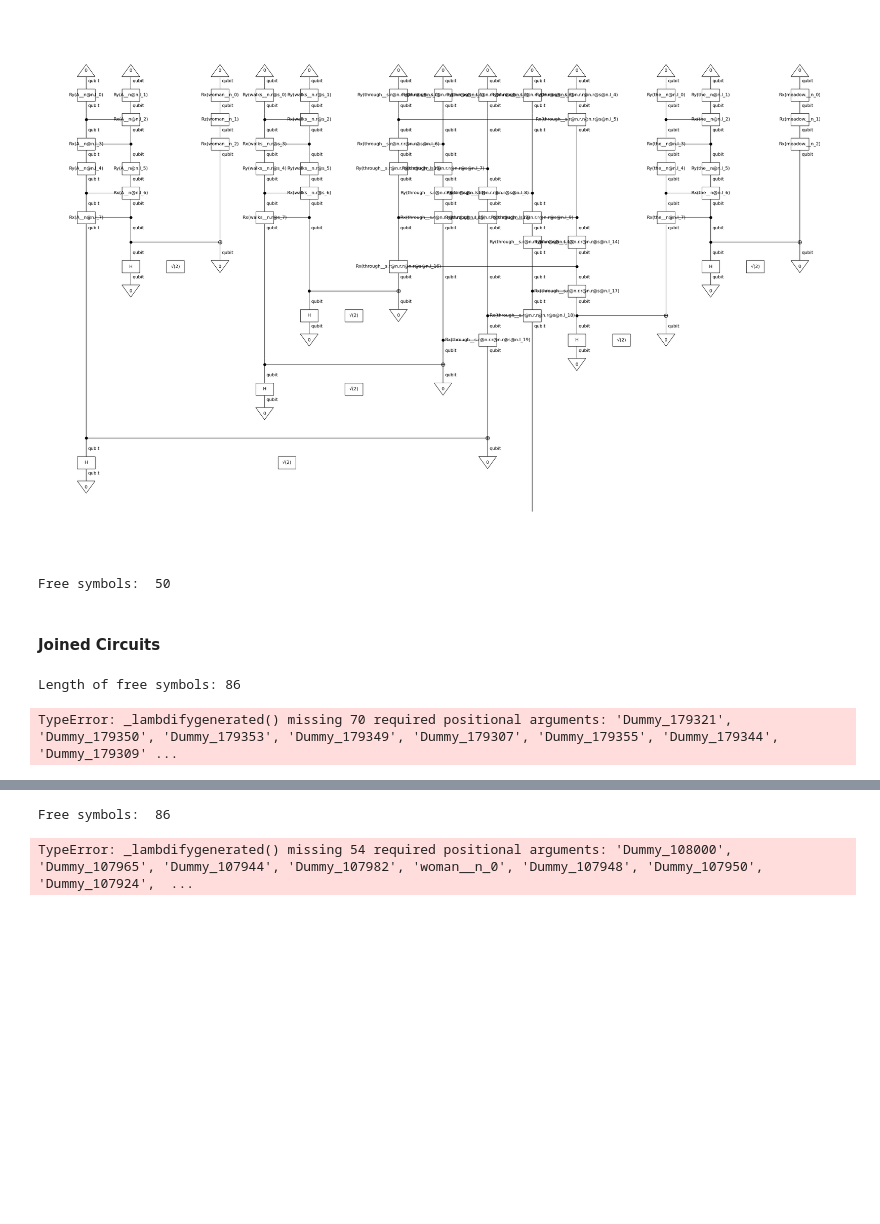
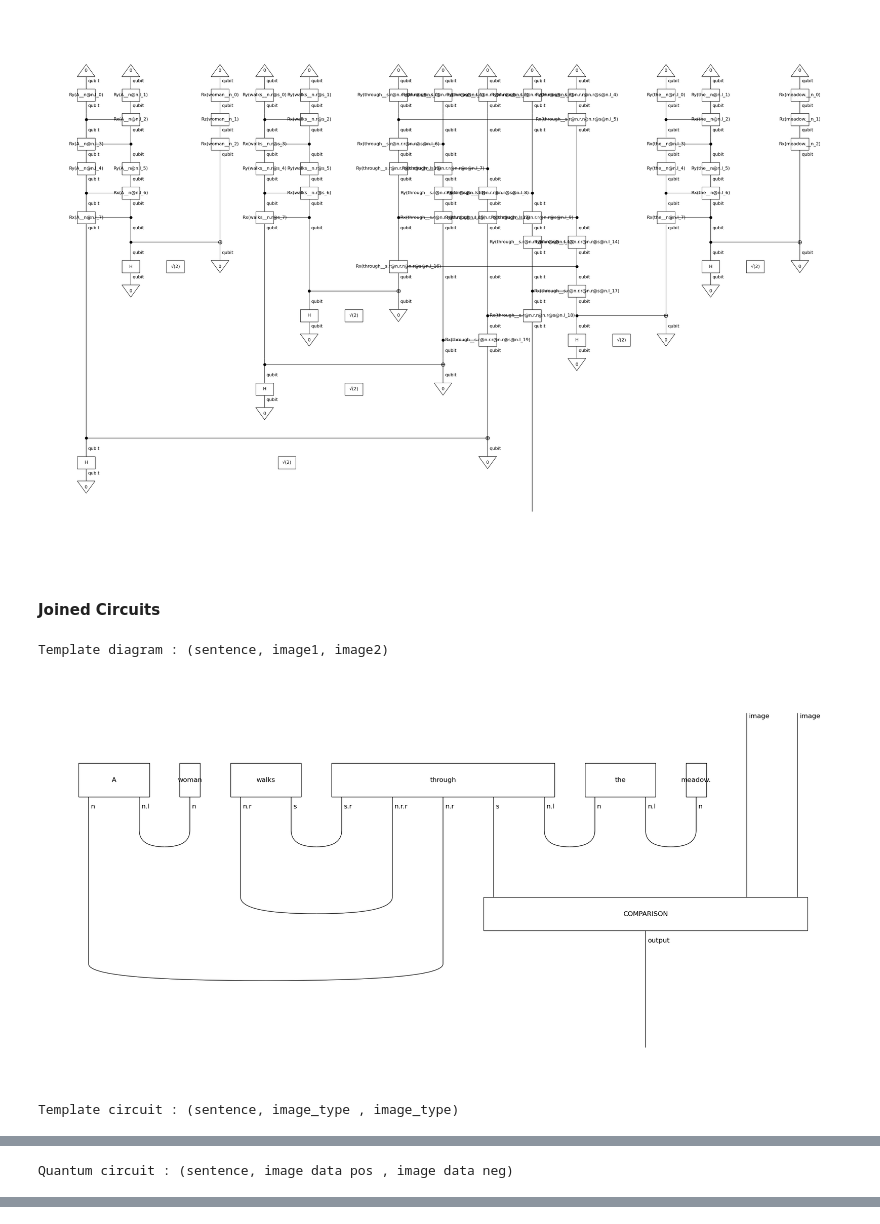
Before and after one commit to halaa901/QNLP-Thesis, a Jupyter notebook: implementation.ipynb, the cells around one changed output, grey strips where cells are left out. Cells and saved outputs as stored; diff of their text form; code cells hidden in the pictures; blank space fills up the shorter version.

```diff
--- a/implementation.ipynb
+++ b/implementation.ipynb
@@ -322,36 +188,34 @@ conc_sentence.draw(figsize=(30, 20), fontsize=12)
 # %% [output]
 [figure]
 [figure]
-# %%
-print("Free symbols: ", len(conc_sentence.free_symbols))
-# %% [output]
-Free symbols:  50
 # %% [markdown]
 #### Joined Circuits
 # %%
+import sympy as sp
+
 # Create new Type
 image_type = Ty("image")
 output_type = Ty("output")
 comparison_box = Box("COMPARISON", AtomicType.SENTENCE @ image_type @ image_type, output_type)
 
-# Draw diagram with comparison box (0,1)
-temp_diagram = (sentence_diagram @ image_type @ image_type) >> comparison_box
-# temp_diagram.draw(figsize=(20, 10), fontsize=12)
+# Draws diagram with comparison box (0,1)
+diagram = (sentence_diagram @ image_type @ image_type) >> comparison_box  # Sentence digarm and comparison box is in grammar form
+print("Template diagram : (sentence, image1, image2)")
+temp_diagram.draw(figsize=(20, 10), fontsize=12)
 
 # Ansatz & Circuit
-ansatz_temp = Sim14Ansatz({AtomicType.NOUN: 1, AtomicType.SENTENCE: 1, image_type : 4, output_type : 1},  n_layers=1)
-circuit = ansatz_temp(temp_diagram)
-# circuit.draw(figsize=(60, 40), fontsize=18, draw_type_labels = False )
+ansatz = Sim14Ansatz({AtomicType.NOUN: 1, AtomicType.SENTENCE: 1, image_type : 4, output_type : 1},  n_layers=1)
+temp_circuit = ansatz(diagram)
+print("Template circuit : (sentence, image_type , image_type)")
+temp_circuit.draw(figsize=(60, 40), fontsize=18, draw_type_labels = False )
 
-# Random feature vector: positive and negative
-positive_fvect = np.random.rand(16)
-negative_fvect = np.random.rand(16)
+image_1 = conc_image_circ_pos
+image_2 = conc_image_circ_neg
 
-print(f"Length of free symbols: {len(circuit.free_symbols)}")
-
-# Fill in the free symbols from the circuit
-conc = circuit.lambdify(*list(circuit.free_symbols))(*positive_fvect)
-conc.draw(figsize=(20, 10), fontsize=12, draw_type_labels = False)
+final_circuit = (image_1 @ image_2) >> circuit
+print("Quantum circuit : (sentence, image data pos , image data neg)")
+final_circuit.draw(figsize=(60, 40), fontsize=18, draw_type_labels = False )
 # %% [output]
-Length of free symbols: 86
+Template diagram : (sentence, image1, image2)
+[figure, added]
-TypeError: _lambdifygenerated() missing 70 required positional arguments: 'Dummy_179321', 'Dummy_179350', 'Dummy_179353', 'Dummy_179349', 'Dummy_179307', 'Dummy_179355', 'Dummy_179344', 'Dummy_179309' ...
+Template circuit : (sentence, image_type , image_type)
@@ -357,0 +223 @@ TypeError: _lambdifygenerated() missing 70 required positional arguments: 'Dummy
+Quantum circuit : (sentence, image data pos , image data neg)
@@ -358,35 +224,0 @@ TypeError: _lambdifygenerated() missing 70 required positional arguments: 'Dummy
-# %%
-
-# Create new Type
-image_type = Ty("image")
-output_type = Ty("output")
-comparison_box = Box("COMPARISON", AtomicType.SENTENCE @ image_type @ image_type, output_type)
-
-# comparison_box.draw()
-
-# CHANGE IMAGE TYPE TO IMAGE DIAGRAM
-temp_diagram1 = (sentence_diagram @ image_type @ image_type) >> comparison_box
-# temp_diagram1 = (sentence_diagram @ image_box @ image_box) >> comparison_box
-# temp_diagram1.draw(figsize=(20, 10), fontsize=12)
-
-ansatz_temp = Sim14Ansatz({AtomicType.NOUN: 1, AtomicType.SENTENCE: 1, image_type : 4, output_type : 1},  n_layers=1)
-conc = ansatz_temp(temp_diagram1)
-
-print("Free symbols: ", len(conc.free_symbols))
-# conc.draw(figsize=(60,30), fontsize=20, draw_type_labels = False)
-
-# conc = conc.lambdify(*list(conc.free_symbols))(*feature_vec_pos)
-random_feature_vector = np.random.rand(32)
-
-# Filter free symbols to include only "image type" symbols
-image_type_symbols = [symbol for symbol in conc.free_symbols if 'image' in str(symbol)]
-
-
-# num_image_type_symbols = len(image_type_symbols)
-# for x in image_type_symbols:
-#     print(x)
-
-# print("Number of Image Type Symbols:", num_image_type_symbols)
-# %% [output]
-Free symbols:  86
-TypeError: _lambdifygenerated() missing 54 required positional arguments: 'Dummy_108000', 'Dummy_107965', 'Dummy_107944', 'Dummy_107982', 'woman__n_0', 'Dummy_107948', 'Dummy_107950', 'Dummy_107924',  ...
```
Also changed, not shown: parts of 14 cells of this notebook.
